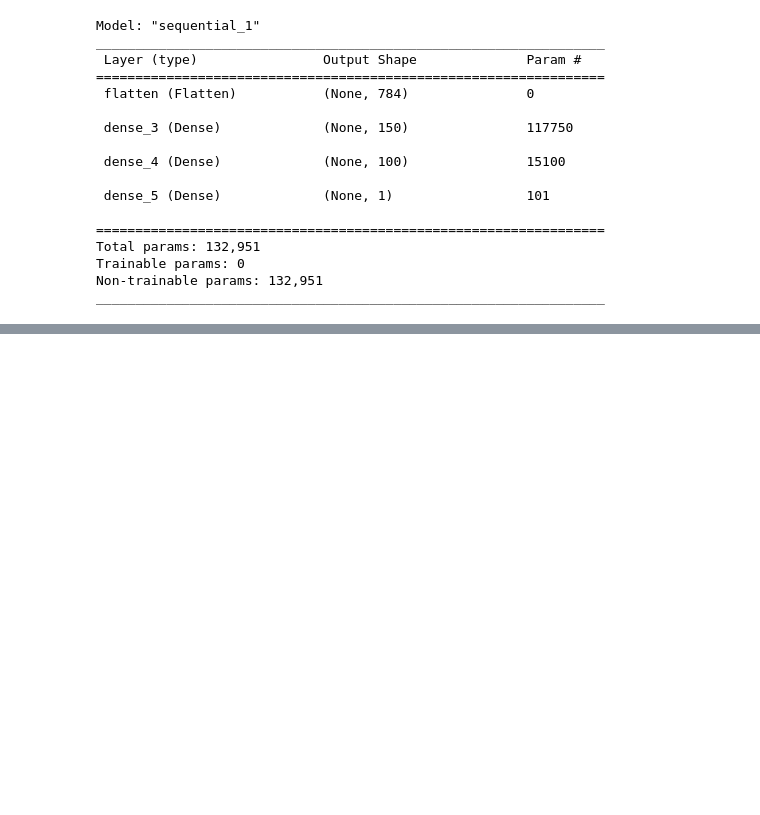
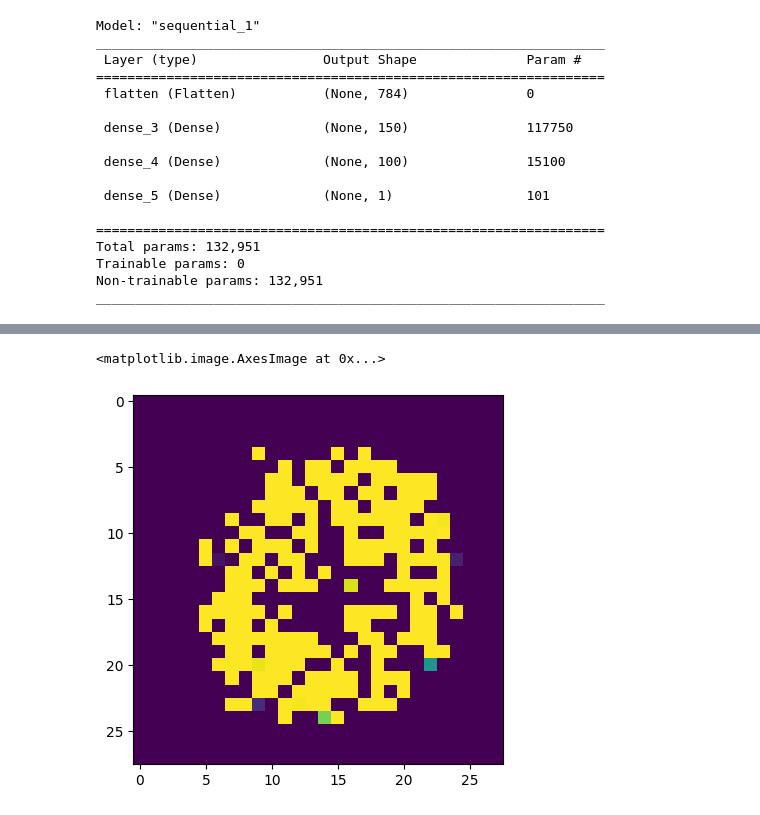
Before and after one commit to emirhanlatif/Deep_Learning_101, a Jupyter notebook: 07_Generative_Adversarial_Networks/00_GANs.ipynb, the cells around one changed output, grey strips where cells are left out. Saved outputs shown, nothing was run; the diff lists cells and outputs as text; code cells hidden in the pictures; blank space fills up the shorter version.

```diff
--- a/07_Generative_Adversarial_Networks/00_GANs.ipynb
+++ b/07_Generative_Adversarial_Networks/00_GANs.ipynb
@@ -118,0 +205,7 @@ _________________________________________________________________
+# %%
+image = generator(noise)
+# %%
+plt.imshow(image[1])
+# %% [output]
+<matplotlib.image.AxesImage at 0x...>
+[figure, added]
```
Also changed, not shown: parts of 13 cells of this notebook.
